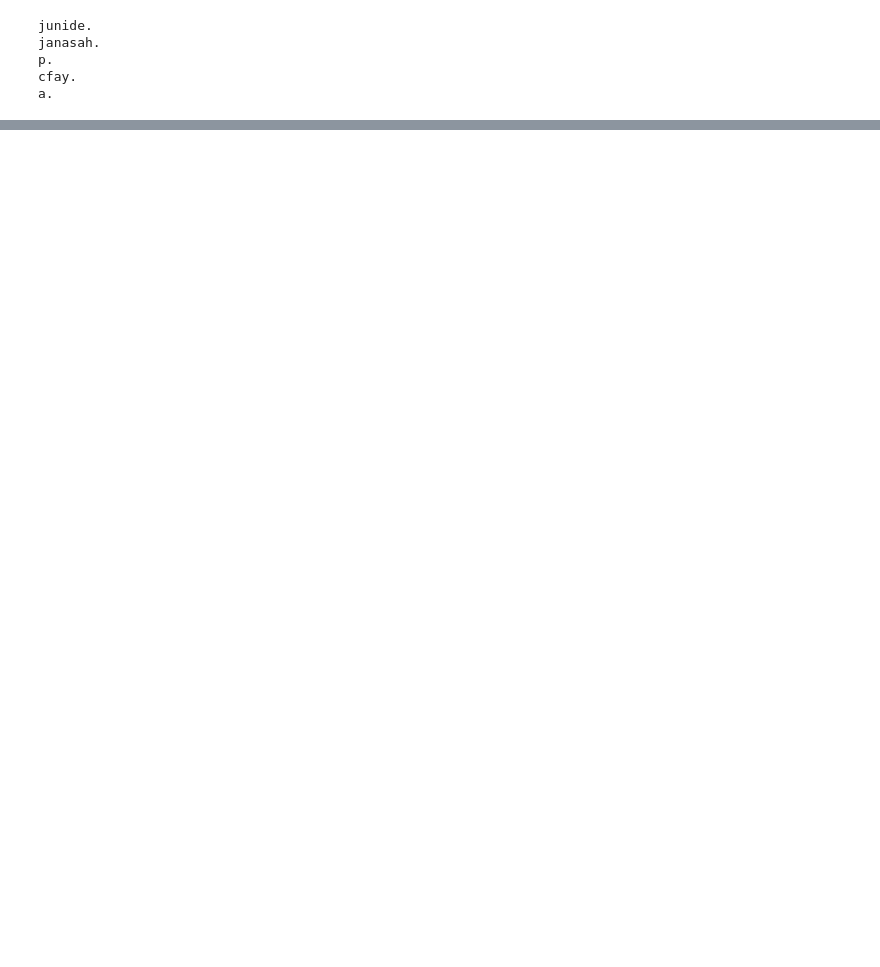
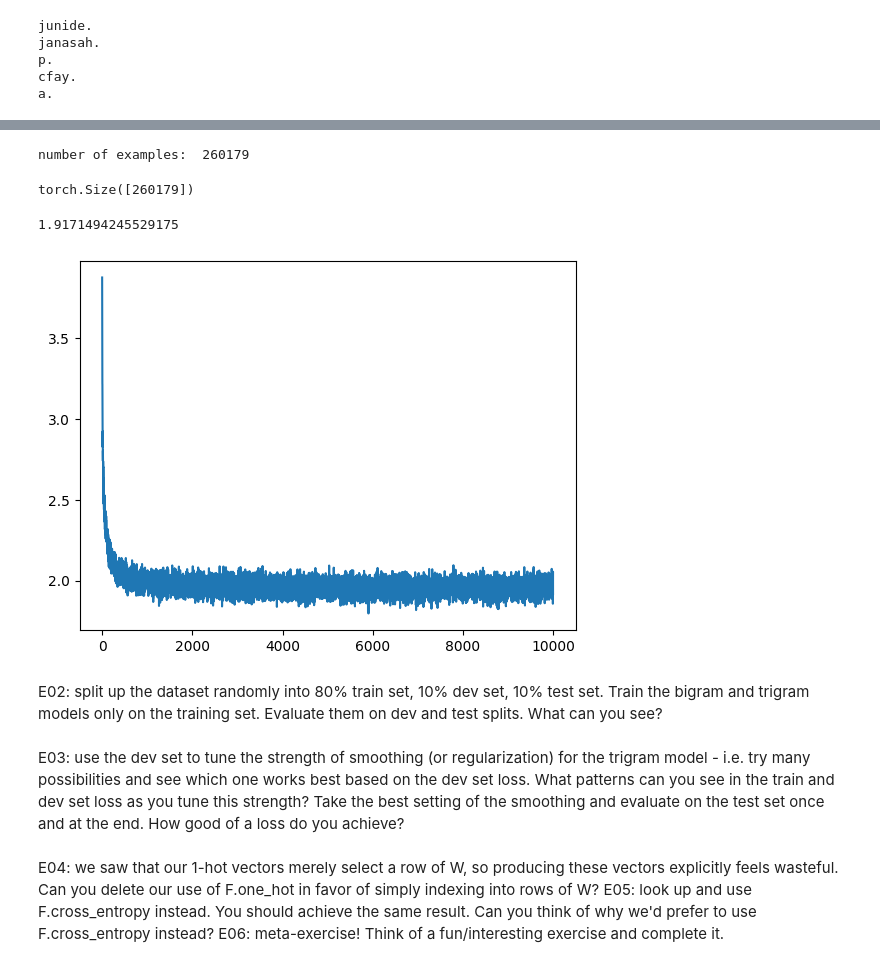
Before and after one commit to JuliGTV/nn-zero-to-hero, a Jupyter notebook: lectures/makemore/makemore_part1_bigrams.ipynb, the cells around one changed output, grey strips where cells are left out. Saved outputs shown, nothing was run; the diff lists cells and outputs as text; code cells hidden in the pictures; blank space fills up the shorter version.

```diff
--- a/lectures/makemore/makemore_part1_bigrams.ipynb
+++ b/lectures/makemore/makemore_part1_bigrams.ipynb
@@ -522,0 +524,13 @@ a.
+# %%
+stoi['*'] = 27
+itos[27] = '*'
+dubs = set()
+for w in words:
+    chs = ['*','.'] + list(w) + ['.', '*']
+    for ch1, ch2, in zip(chs, chs[1:]):
+        dubs.add(ch1 + ch2)
+
+ditos = {i:v for i,v in enumerate(dubs)}
+dstoi = {v:i for i,v in ditos.items()}
+
+ditos
@@ -522,0 +555,67 @@ a.
+# %%
+# create the dataset
+xs, ys = [], []
+for w in words:
+    chs = ['*','.'] + list(w) + ['.', '*']
+    for ch1, ch2, ch3 in zip(chs, chs[1:], chs[2:]):
+        ix1 = dstoi[ch1 + ch2]
+        ix3 = stoi[ch3]
+        xs.append(ix1)
+        ys.append(ix3)
+xs = torch.tensor(xs)
+ys = torch.tensor(ys)
+num = xs.nelement()
+print('number of examples: ', num)
+
+# initialize the 'network'
+g = torch.Generator().manual_seed(2147483647)
+W = torch.randn((784, 28), generator=g, requires_grad=True)
+# %% [output]
+number of examples:  260179
+# %%
+xs.shape
+# %% [output]
+torch.Size([260179])
+# %%
+lss = []
+# gradient descent
+mbsize = 1000
+for k in range(10000):
+
+    mbi = [torch.randint(0, xs.shape[0], (mbsize,))]
+    mb = xs[mbi]
+    ymb = ys[mbi]
+
+
+    # forward pass
+    xenc = F.one_hot(mb, num_classes=784).float() # input to the network: one-hot encoding
+
+    logits = xenc @ W # predict log-counts
+    counts = logits.exp() # counts, equivalent to N
+
+    probs = counts / counts.sum(1, keepdims=True) # probabilities for next character
+    loss = -probs[torch.arange(mbsize), ymb].log().mean() + 0.01*(W**2).mean()
+    lss.append(loss)
+
+    # backward pass
+    W.grad = None # set to zero the gradient
+    loss.backward()
+
+    # update
+    W.data += -50 * W.grad
+# %%
+losses = [l.item() for l in lss]
+
+plt.plot(range(len(losses)) , losses)
+print(losses[-1])
+# %% [output]
+1.9171494245529175
+[figure, added]
+# %% [markdown]
+E02: split up the dataset randomly into 80% train set, 10% dev set, 10% test set. Train the bigram and trigram models only on the training set. Evaluate them on dev and test splits. What can you see?
+# %% [markdown]
+E03: use the dev set to tune the strength of smoothing (or regularization) for the trigram model - i.e. try many possibilities and see which one works best based on the dev set loss. What patterns can you see in the train and dev set loss as you tune this strength? Take the best setting of the smoothing and evaluate on the test set once and at the end. How good of a loss do you achieve?
+# %% [markdown]
+E04: we saw that our 1-hot vectors merely select a row of W, so producing these vectors explicitly feels wasteful. Can you delete our use of F.one_hot in favor of simply indexing into rows of W?
+E05: look up and use F.cross_entropy instead. You should achieve the same result. Can you think of why we'd prefer to use F.cross_entropy instead?
+E06: meta-exercise! Think of a fun/interesting exercise and complete it.
```
Also changed, not shown: parts of 5 cells of this notebook.
